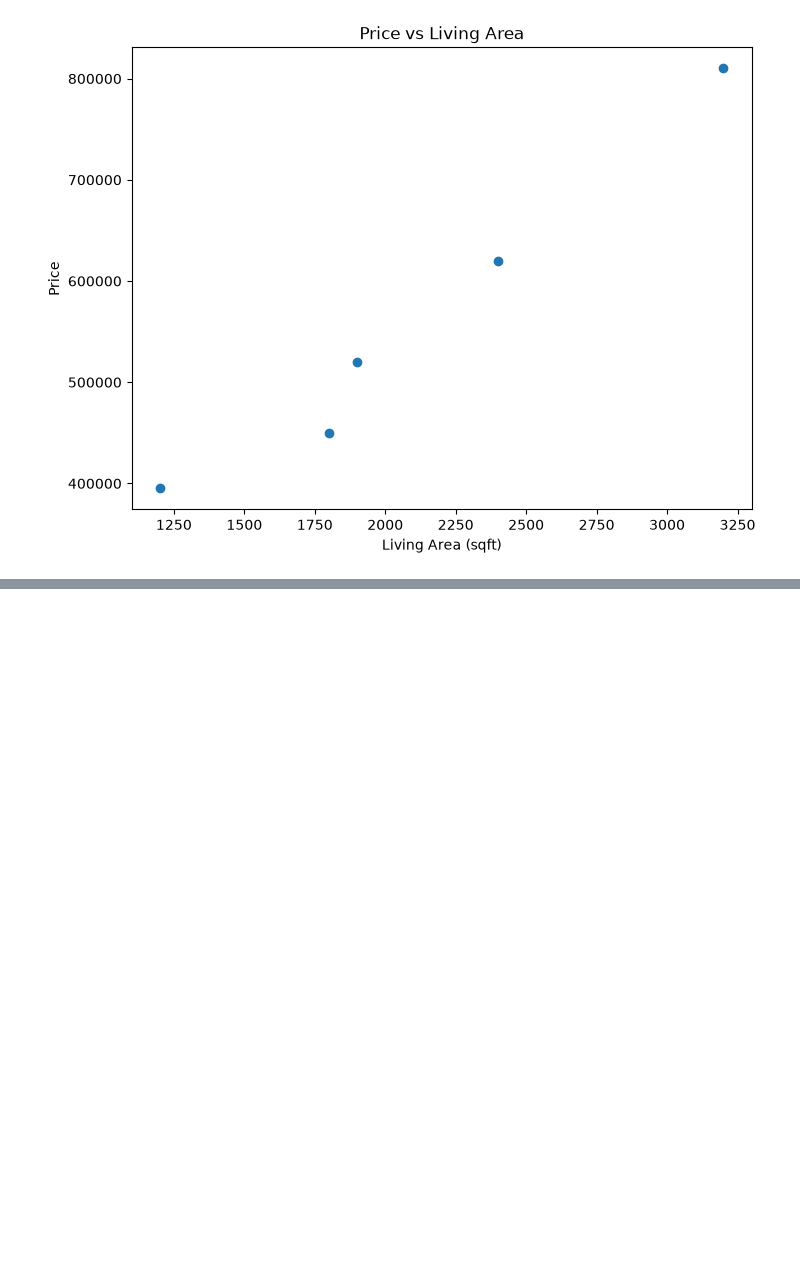
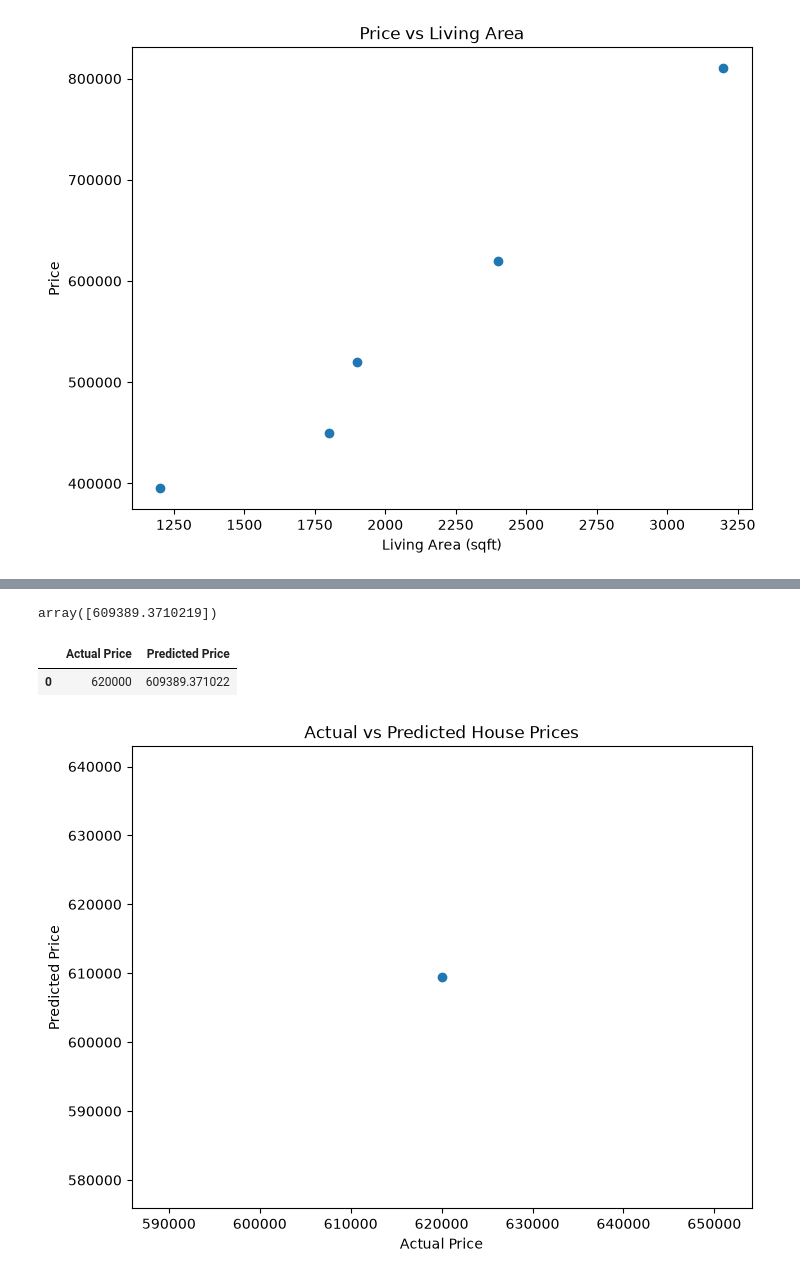
Before and after one commit to Hariharan0-h/GeoValNet, a Jupyter notebook: notebooks/feature_engineering.ipynb, the cells around one changed output, grey strips where cells are left out. Drawn from its saved outputs; the diff is of its cells as text; code cells hidden in the pictures; blank space fills up the shorter version.

```diff
--- a/notebooks/feature_engineering.ipynb
+++ b/notebooks/feature_engineering.ipynb
@@ -302,0 +577,11 @@ plt.show()
+# %%
+import pandas as pd
+
+train_data = pd.read_csv("../data/train_data.csv")
+test_data = pd.read_csv("../data/test_data.csv")
+# %%
+X_train = train_data.drop("price", axis=1)
+y_train = train_data["price"]
+
+X_test = test_data.drop("price", axis=1)
+y_test = test_data["price"]
@@ -302,0 +593,20 @@ plt.show()
+# %%
+import joblib
+
+model = joblib.load("../data/linear_regression_model.pkl")
+# %%
+y_pred = model.predict(X_test)
+# %%
+y_pred
+# %% [output]
+array([609389.3710219])
+# %%
+comparison = pd.DataFrame({
+    "Actual Price": y_test,
+    "Predicted Price": y_pred
+})
+
+comparison
+# %% [output]
+|  | Actual Price | Predicted Price |
+| 0 | 620000 | 609389.371022 |
@@ -302,0 +615,14 @@ plt.show()
+# %%
+import matplotlib.pyplot as plt
+
+plt.figure(figsize=(8,6))
+
+plt.scatter(y_test, y_pred)
+
+plt.xlabel("Actual Price")
+plt.ylabel("Predicted Price")
+plt.title("Actual vs Predicted House Prices")
+
+plt.show()
+# %% [output]
+[figure, added]
```
Also changed, not shown: parts of 34 cells of this notebook.
